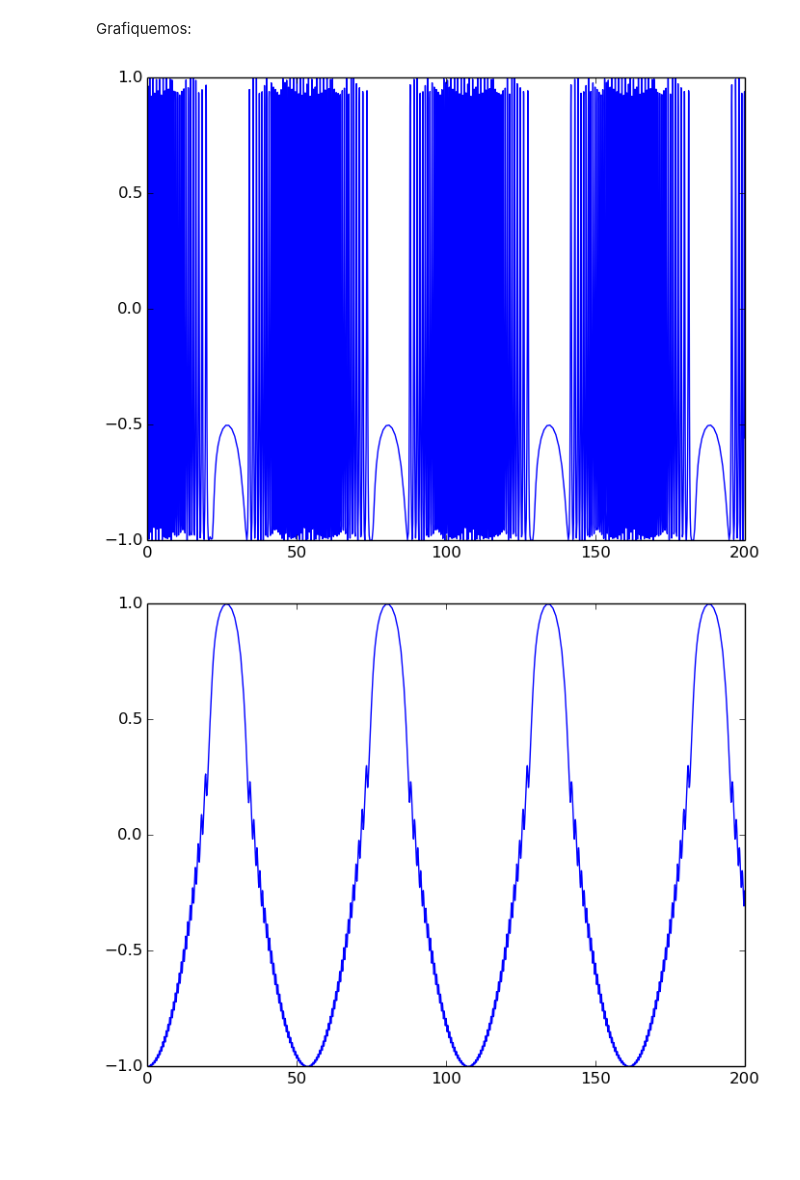
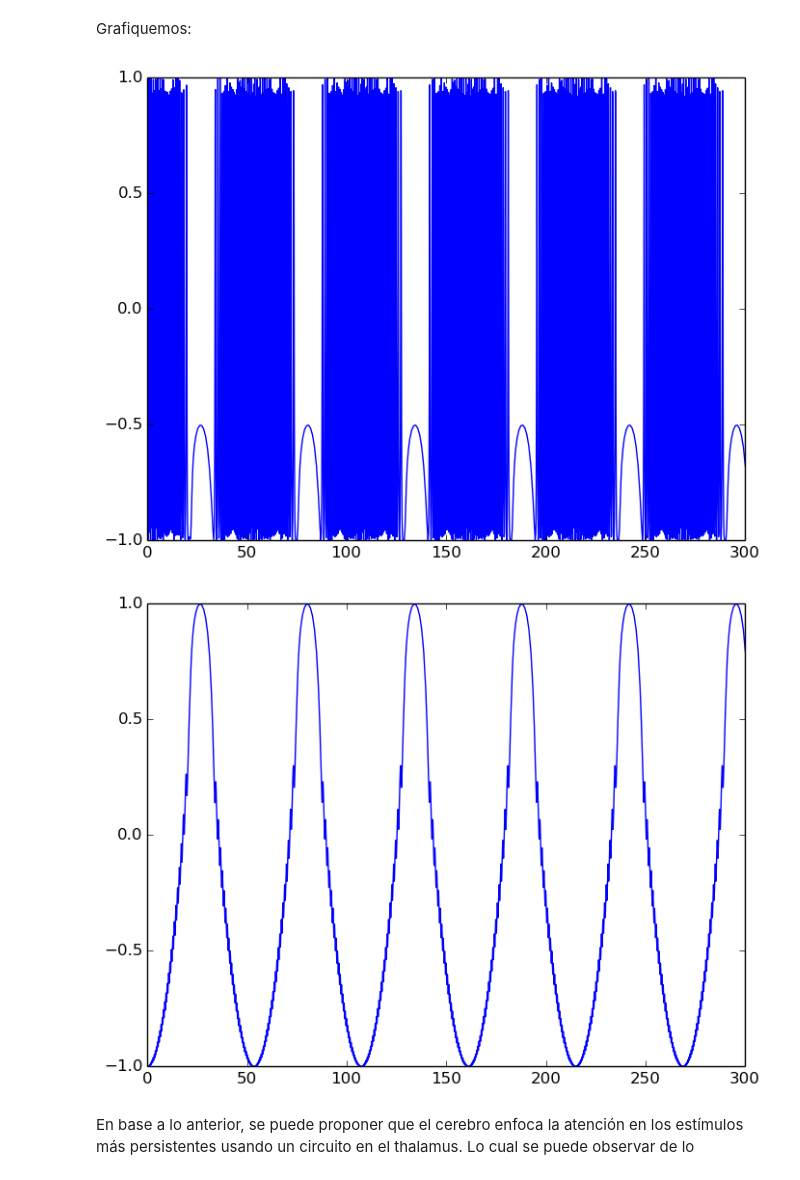
Before and after one commit to Oscarhg42/Neural-Systems, a Jupyter notebook: Circuitos.ipynb, the cells around one changed output. Saved outputs shown, nothing was run; the diff lists cells and outputs as text; code cells hidden in the pictures; blank space fills up the shorter version.

```diff
--- a/Circuitos.ipynb
+++ b/Circuitos.ipynb
@@ -161,7 +161,7 @@ Integrador1 (generic function with 1 method)
 # %% [markdown]
 Con esto último tenemos lo necesario para resolver nuestro sistema de ecuaciones, manos a la obra:
 # %%
-Tres,Xres,Yres=Integrador1(-π,-π,200.0,ThalaFun,10.0^(-10),20);
+Tres,Xres,Yres=Integrador1(-π,-π,300.0,ThalaFun,10.0^(-10),20);
 # %% [markdown]
 Hasta este punto hemos logrado resolver el sistema de ecuaciones diferenciales, ahora estudiemos nuestros resultados. Sin embargo para poder dar una mejor interpretación de ellos conviene mostrar el coseno de $x$ y $y$ como una función del tiempo, es decir mostraremos $\cos x(t)$ y $\cos y(t)$. Entonces:
 # %%
@@ -175,13 +175,15 @@ end
 Grafiquemos:
 # %%
 plot(Tres,cosX)
-xlim([0.0,200.0])
+xlim([0.0,300.0])
 show()
 # %% [output]
-[figure, old version]
+[figure, new version]
 # %%
 plot(Tres,cosY)
-xlim([0.0,200.0])
+xlim([0.0,300.0])
 show()
 # %% [output]
-[figure, old version]
+[figure, new version]
+# %% [markdown]
+En base a lo anterior, se puede proponer que el cerebro enfoca la atención en los estímulos más persistentes usando un circuito en el thalamus. Lo cual se puede observar de lo
```
Also changed, not shown: 1 other file.
